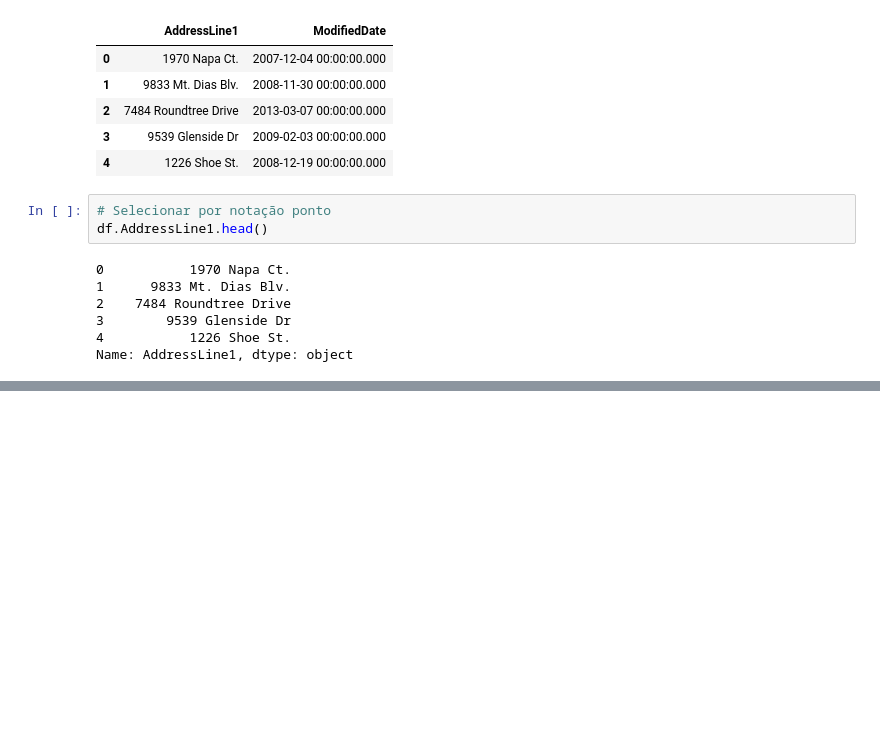
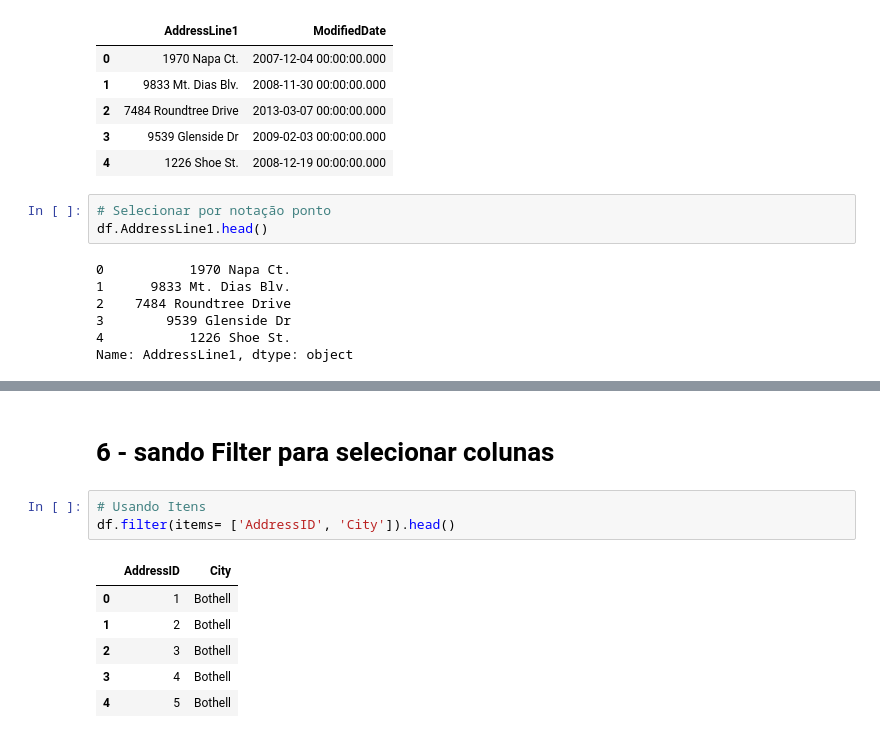
Before and after one commit to jesiqueira/curso_pandas, a Jupyter notebook: curso_pandas.ipynb, the cells around one changed output, grey strips where cells are left out. Saved outputs shown, nothing was run; the diff lists cells and outputs as text; blank space fills up the shorter version.

```diff
--- a/curso_pandas.ipynb
+++ b/curso_pandas.ipynb
@@ -105,0 +178,12 @@ df.head()
+# %% [markdown]
+# 6 - sando Filter para selecionar colunas
+# %%
+# Usando Itens
+df.filter(items= ['AddressID', 'City']).head()
+# %% [output]
+|  | AddressID | City |
+| 0 | 1 | Bothell |
+| 1 | 2 | Bothell |
+| 2 | 3 | Bothell |
+| 3 | 4 | Bothell |
+| 4 | 5 | Bothell |
```
Also changed, not shown: parts of 14 cells of this notebook.
